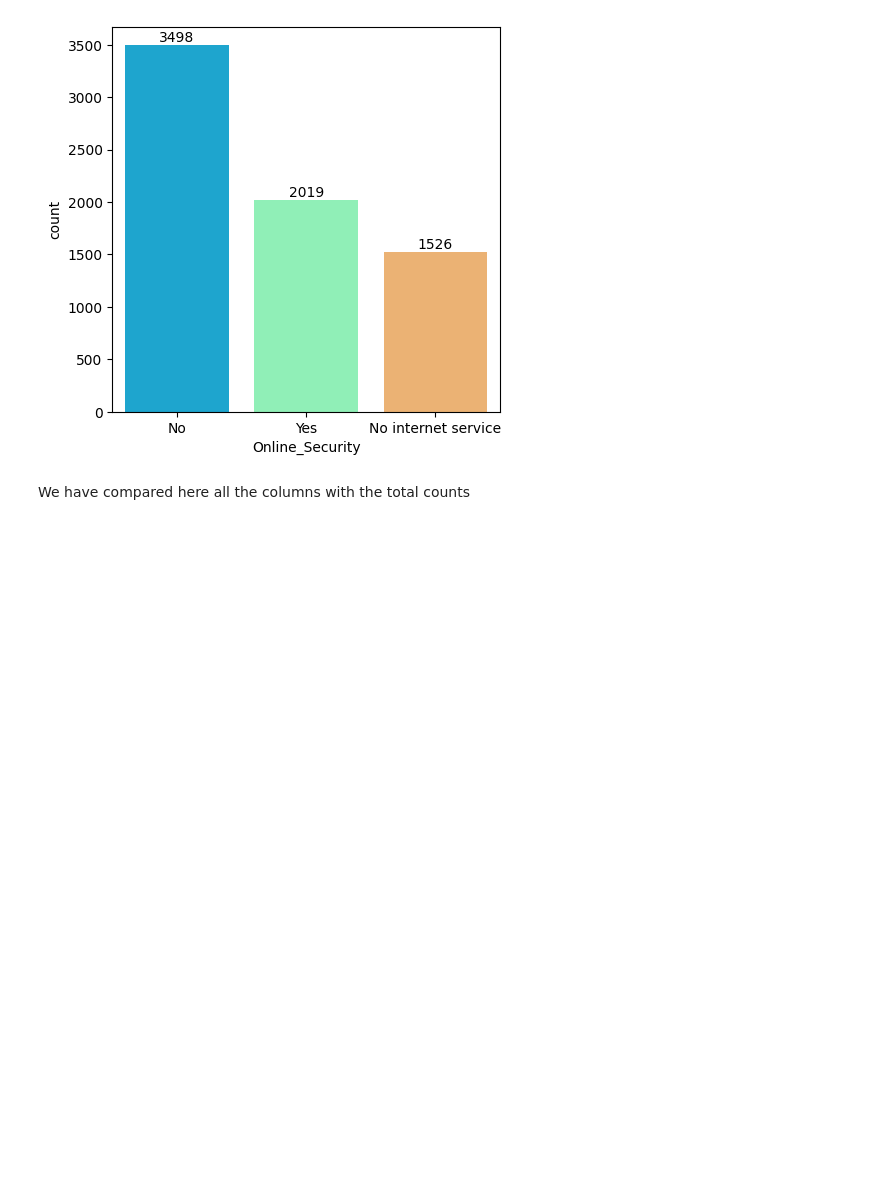
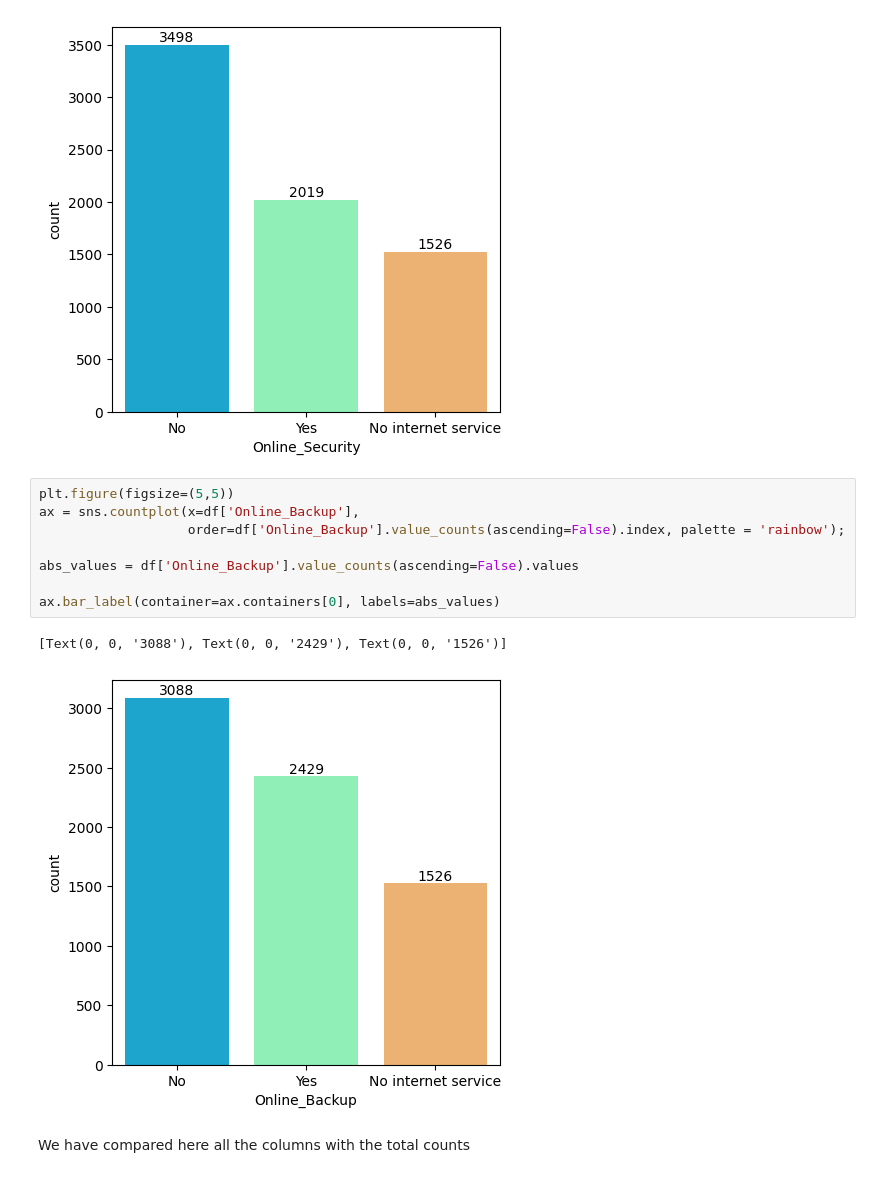
Before and after one commit to oneeyed-yggdrasil/CustomerSatisfaction, a Jupyter notebook: cc_new_01.ipynb, the cells around one changed output. Cells and saved outputs as stored; diff of their text form; blank space fills up the shorter version.

```diff
--- a/cc_new_01.ipynb
+++ b/cc_new_01.ipynb
@@ -379,6 +386,17 @@ ax.bar_label(container=ax.containers[0], labels=abs_values)
 # %% [output]
 [Text(0, 0, '3498'), Text(0, 0, '2019'), Text(0, 0, '1526')]
 [figure]
+# %%
+plt.figure(figsize=(5,5))
+ax = sns.countplot(x=df['Online_Backup'],
+                   order=df['Online_Backup'].value_counts(ascending=False).index, palette = 'rainbow');
+
+abs_values = df['Online_Backup'].value_counts(ascending=False).values
+
+ax.bar_label(container=ax.containers[0], labels=abs_values)
+# %% [output]
+[Text(0, 0, '3088'), Text(0, 0, '2429'), Text(0, 0, '1526')]
+[figure, added]
 # %% [markdown]
 We have compared here all the columns with the total counts
 # %%
```
Also changed, not shown: parts of 25 cells of this notebook.
